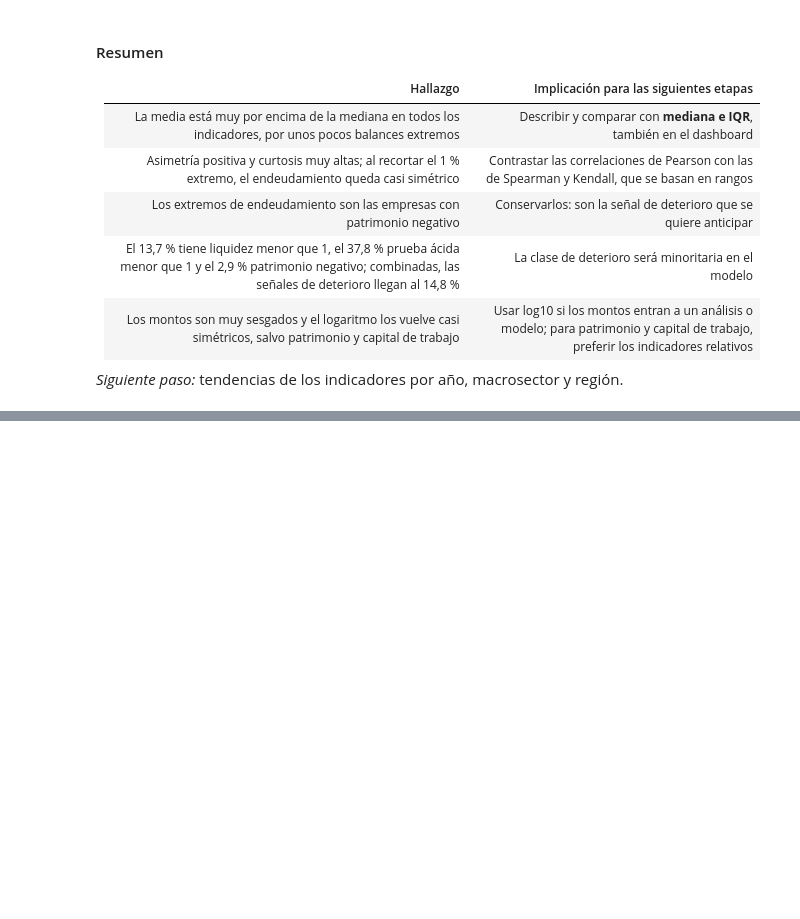
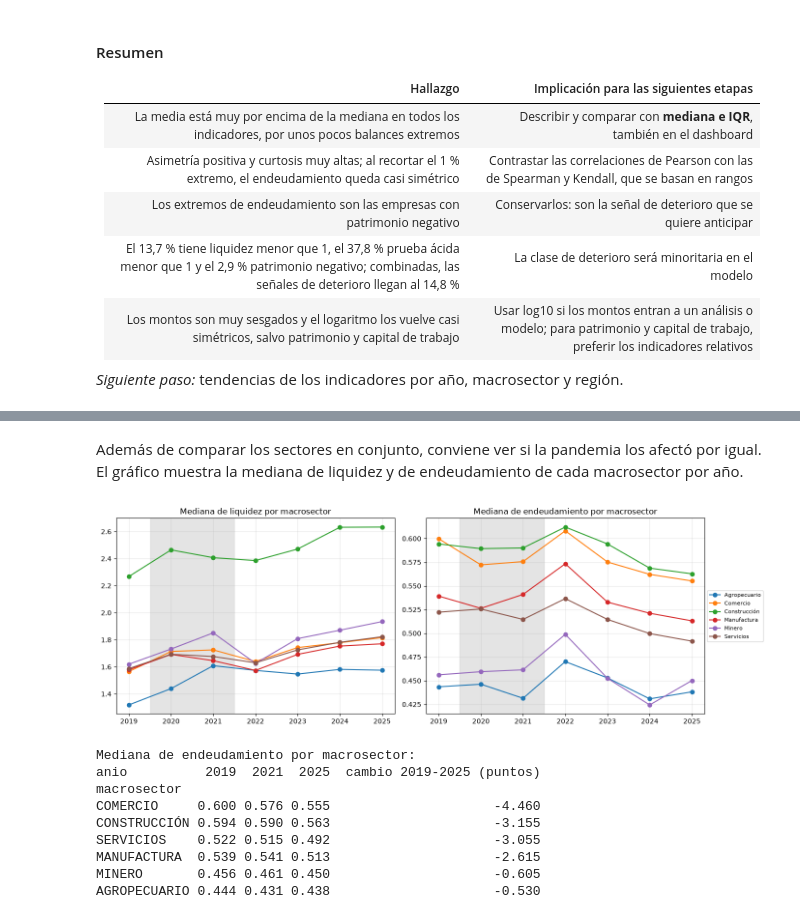
Before and after one commit to JulianHZ711/Final-AnalisisDatos, a Jupyter notebook: notebooks/proyecto_integrador.ipynb, the cells around one changed output, grey strips where cells are left out. Saved outputs shown, nothing was run; the diff lists cells and outputs as text; code cells hidden in the pictures; blank space fills up the shorter version.

```diff
--- a/notebooks/proyecto_integrador.ipynb
+++ b/notebooks/proyecto_integrador.ipynb
@@ -1865,0 +2087,34 @@ plt.show()
+# %% [markdown]
+Además de comparar los sectores en conjunto, conviene ver si la pandemia los afectó por igual.
+El gráfico muestra la mediana de liquidez y de endeudamiento de cada macrosector por año.
+# %%
+fig, ejes = plt.subplots(1, 2, figsize=(14, 4.8), sharex=True)
+for eje, c in zip(ejes, ["liquidez", "endeudamiento"]):
+    eje.axvspan(2019.5, 2021.5, color="lightgray", alpha=0.6)
+    medianas = tendencias.pivot_table(index="anio", columns="macrosector", values=c, aggfunc="median")
+    for sector in medianas.columns:
+        eje.plot(medianas.index, medianas[sector], marker="o", label=sector.capitalize())
+    eje.set_title(f"Mediana de {NOMBRES[c].lower()} por macrosector")
+    eje.set_xticks(medianas.index)
+    eje.grid(alpha=0.3)
+ejes[1].legend(fontsize=8, loc="center left", bbox_to_anchor=(1, 0.5))
+plt.tight_layout()
+plt.show()
+
+cambio = tendencias.pivot_table(index="macrosector", columns="anio", values="endeudamiento",
+                                aggfunc="median")[[2019, 2021, 2025]]
+cambio["cambio 2019-2025 (puntos)"] = (cambio[2025] - cambio[2019]) * 100
+print("Mediana de endeudamiento por macrosector:")
+with pd.option_context("display.float_format", "{:,.3f}".format):
+    print(cambio.sort_values("cambio 2019-2025 (puntos)"))
+# %% [output]
+[figure, added]
+Mediana de endeudamiento por macrosector:
+anio          2019  2021  2025  cambio 2019-2025 (puntos)
+macrosector
+COMERCIO     0.600 0.576 0.555                     -4.460
+CONSTRUCCIÓN 0.594 0.590 0.563                     -3.155
+SERVICIOS    0.522 0.515 0.492                     -3.055
+MANUFACTURA  0.539 0.541 0.513                     -2.615
+MINERO       0.456 0.461 0.450                     -0.605
+AGROPECUARIO 0.444 0.431 0.438                     -0.530
```
Also changed, not shown: parts of 18 cells of this notebook.
